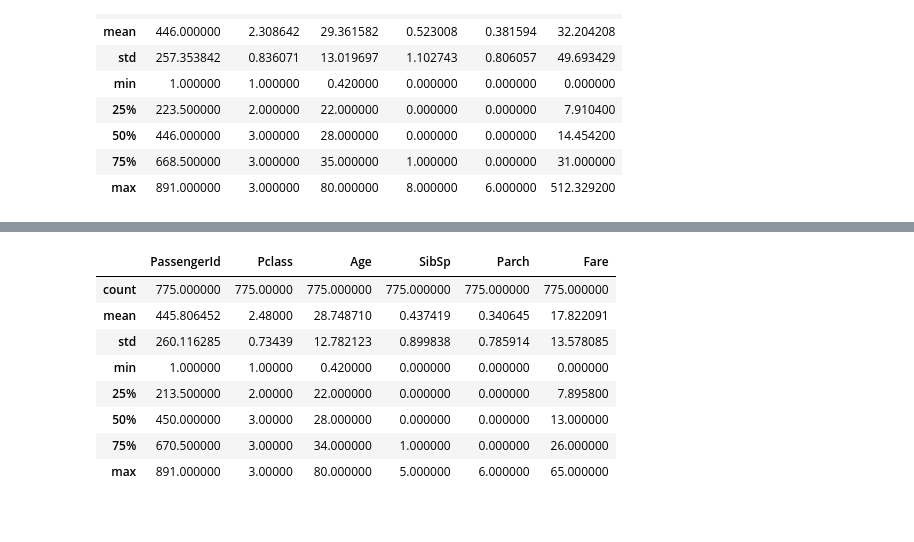
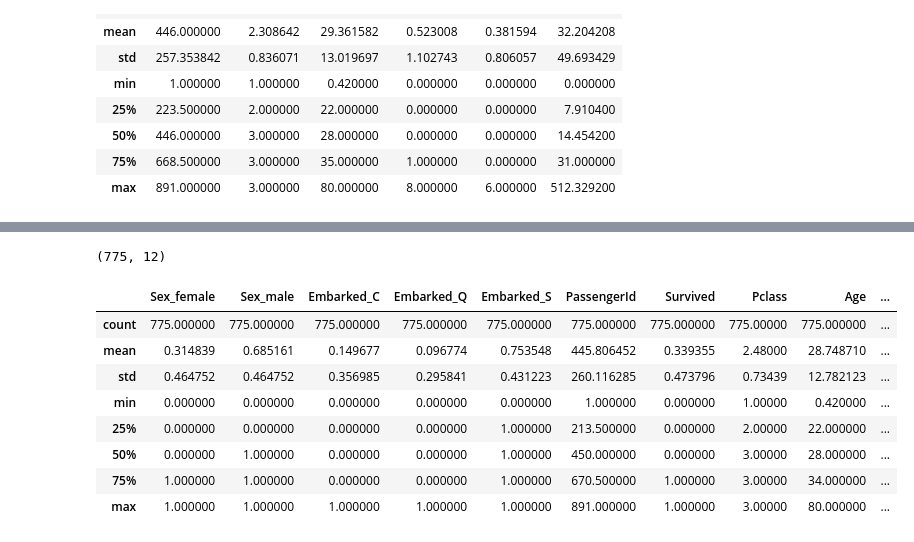
Before and after one commit to asquar29/assignment, a Jupyter notebook: Day1.ipynb, the cells around one changed output, grey strips where cells are left out. Cells and saved outputs as stored; diff of their text form; code cells hidden in the pictures.

```diff
--- a/Day1.ipynb
+++ b/Day1.ipynb
@@ -384,4 +386,12 @@ preprocessor = ColumnTransformer(
         ],
     remainder='passthrough'
 )
-x_transformed =pd.DataFrame(preprocessor.fit_transform(x),columns=x.columns)
+
+# 4. Apply transformation
+x_encoded =preprocessor.fit_transform(x)
+
+# 5. Get new column names for the encoded features
+encoded_columns = preprocessor.named_transformers_['OneHotEncoder'].get_feature_names_out(cat_features)
+
+# 6. Create a new DataFrame with proper column names
+x_transformed = pd.DataFrame(df_encoded, columns=list(encoded_columns) + [col for col in df.columns if col not in cat_features])
@@ -452,7 +441,7 @@ np.float64(17.944824999999998)
 # %%
 # Identify the outliers in the 'Pclass' column using IQR Method
-Q1 = x['Fare'].quantile(0.25)
-Q3 = x['Fare'].quantile(0.75)
+Q1 = x_transformed['Fare'].quantile(0.25)
+Q3 = x_transformed['Fare'].quantile(0.75)
 
 IQR = Q3 -Q1
 
@@ -461,7 +450,7 @@ low_boundary = Q1-1.5*IQR
 high_boundary = Q3+1.5*IQR
 
 # filter out outliers
-x = x[(x['Fare']>=low_boundary) & (x['Fare']<=high_boundary)]
+x_transformed = x_transformed[(x_transformed['Fare']>=low_boundary) & (x_transformed['Fare']<=high_boundary)]
 
-x.describe()
+x_transformed.describe()
 # %% [output]
@@ -495,27 +484,31 @@ Passing `palette` without assigning `hue` is deprecated and will be removed in v
+# %%
+x_transformed.shape
+# %% [output]
+(775, 12)
 # %%
 # Identify the outliers in the 'Pclass' column using IQR Method
-Q1 = x['Pclass'].quantile(0.25)
-Q3 = x['Pclass'].quantile(0.75)
+Q1 = x_transformed['Pclass'].quantile(0.25)
+Q3 = x_transformed['Pclass'].quantile(0.75)
 
 IQR = Q3 -Q1
 
 #defining lower and upper boundary
 low_boundary = Q1-1.5*IQR
 high_boundary = Q3+1.5*IQR
 
 # filter out outliers
-x = x[(x['Pclass']>=low_boundary) & (x['Pclass']<=high_boundary)]
+x_transformed = x_transformed[(x_transformed['Pclass']>=low_boundary) & (x_transformed['Pclass']<=high_boundary)]
 
-x.describe()
+x_transformed.describe()
 # %% [output]
-|  | PassengerId | Pclass | Age | SibSp | Parch | Fare |
-| count | 775.000000 | 775.00000 | 775.000000 | 775.000000 | 775.000000 | 775.000000 |
-| mean | 445.806452 | 2.48000 | 28.748710 | 0.437419 | 0.340645 | 17.822091 |
-| std | 260.116285 | 0.73439 | 12.782123 | 0.899838 | 0.785914 | 13.578085 |
-| min | 1.000000 | 1.00000 | 0.420000 | 0.000000 | 0.000000 | 0.000000 |
-| 25% | 213.500000 | 2.00000 | 22.000000 | 0.000000 | 0.000000 | 7.895800 |
-| 50% | 450.000000 | 3.00000 | 28.000000 | 0.000000 | 0.000000 | 13.000000 |
-| 75% | 670.500000 | 3.00000 | 34.000000 | 1.000000 | 0.000000 | 26.000000 |
-| max | 891.000000 | 3.00000 | 80.000000 | 5.000000 | 6.000000 | 65.000000 |
+|  | Sex_female | Sex_male | Embarked_C | Embarked_Q | Embarked_S | PassengerId | Survived | Pclass | Age | ... |
+| count | 775.000000 | 775.000000 | 775.000000 | 775.000000 | 775.000000 | 775.000000 | 775.000000 | 775.00000 | 775.000000 | ... |
+| mean | 0.314839 | 0.685161 | 0.149677 | 0.096774 | 0.753548 | 445.806452 | 0.339355 | 2.48000 | 28.748710 | ... |
+| std | 0.464752 | 0.464752 | 0.356985 | 0.295841 | 0.431223 | 260.116285 | 0.473796 | 0.73439 | 12.782123 | ... |
+| min | 0.000000 | 0.000000 | 0.000000 | 0.000000 | 0.000000 | 1.000000 | 0.000000 | 1.00000 | 0.420000 | ... |
+| 25% | 0.000000 | 0.000000 | 0.000000 | 0.000000 | 1.000000 | 213.500000 | 0.000000 | 2.00000 | 22.000000 | ... |
+| 50% | 0.000000 | 1.000000 | 0.000000 | 0.000000 | 1.000000 | 450.000000 | 0.000000 | 3.00000 | 28.000000 | ... |
+| 75% | 1.000000 | 1.000000 | 0.000000 | 0.000000 | 1.000000 | 670.500000 | 1.000000 | 3.00000 | 34.000000 | ... |
+| max | 1.000000 | 1.000000 | 1.000000 | 1.000000 | 1.000000 | 891.000000 | 1.000000 | 3.00000 | 80.000000 | ... |
 # %%
 plt.figure(figsize=(12,7))
```
Also changed, not shown: parts of 19 cells of this notebook, 1 other file.
